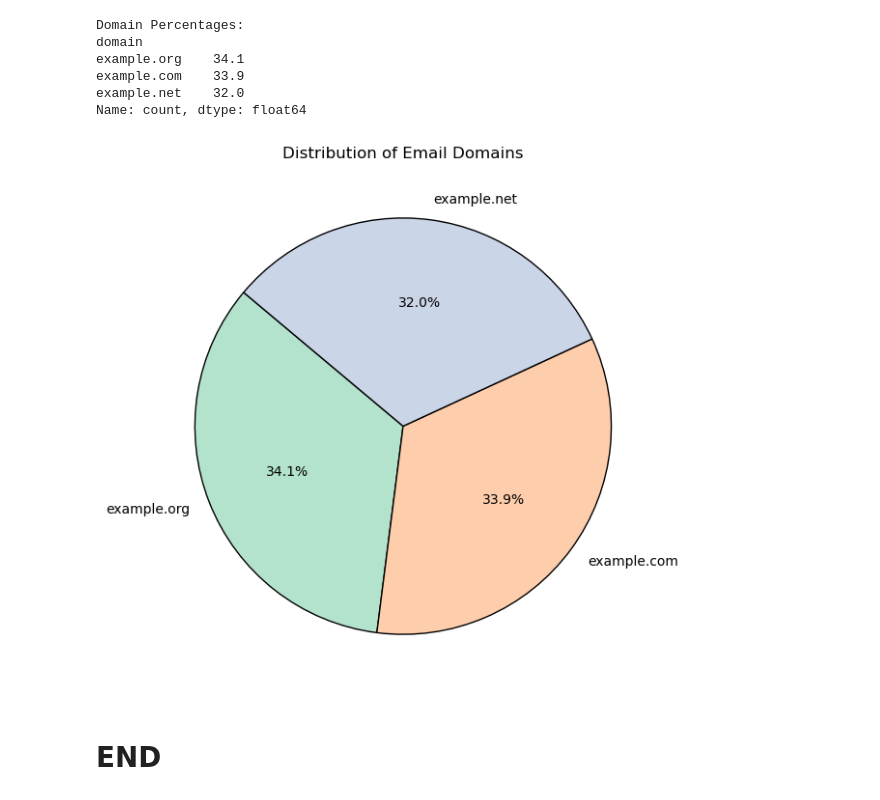
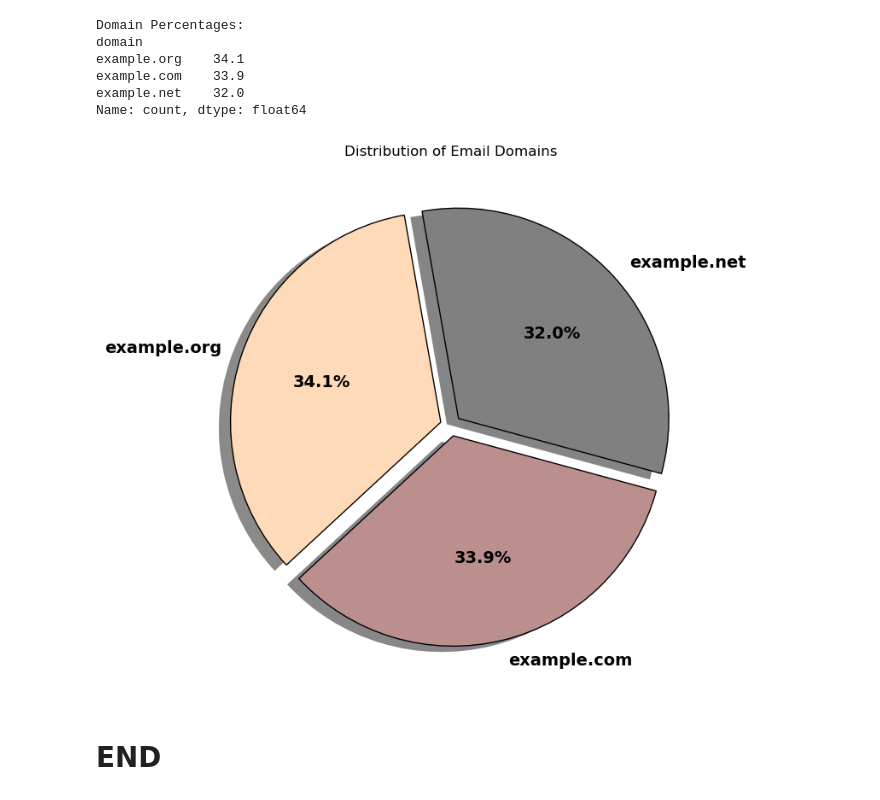
Before and after one commit to marianemcgrath/pfda, a Jupyter notebook: assignment/assignment03_pie_redo.ipynb, the cells around one changed output. Drawn from its saved outputs; the diff is of its cells as text; code cells hidden in the pictures.

```diff
--- a/assignment/assignment03_pie_redo.ipynb
+++ b/assignment/assignment03_pie_redo.ipynb
@@ -57,20 +61,26 @@ example.com    33.9
 example.net    32.0
 Name: count, dtype: float64
 # %%
+# First, let's calculate the domain counts and percentages
+domain_counts = data['domain'].value_counts()
+domain_percentages = (domain_counts / len(data)) * 100
+
 # And now for the big reveal, we'll plot the pie chart with some pastel colours and black edges to enhance visualisation
-plt.figure(figsize=(7, 7))
-plt.pie(domain_counts, labels=domain_counts.index, autopct='%1.1f%%',
-        startangle=140, colors=plt.cm.Pastel2.colors, wedgeprops={'edgecolor': 'black'})
+plt.figure(figsize=(14, 8))
+plt.pie(domain_percentages, labels=domain_percentages.index, autopct='%1.1f%%', colors=['peachpuff','rosybrown','gray'],
+        wedgeprops={'edgecolor': 'black'}, shadow={'ox': -0.04, 'edgecolor': 'none', 'shade': 0.9},startangle=100,
+        textprops={'fontsize': 14, 'fontweight': 'bold'}, explode=[0.05]*len(domain_percentages))
 
+# We'll make the pie chart have 3D effect by adding a shadow
+plt.gca().set_aspect('equal')  # Equal aspect ratio ensures that pie is drawn as a circle
 plt.title("Distribution of Email Domains")
 plt.show()
 
+# Source: https://matplotlib.org/stable/gallery/pie_and_polar_charts/pie_features.html
 # Source: https://stackoverflow.com/questions/56152451/how-to-create-a-pie-chart-using-matplotlib-from-csv
 # Source: https://www.geeksforgeeks.org/data-science/plot-a-pie-chart-in-python-using-matplotlib
-# Source: https://www.datacamp.com/tutorial/python-pie-chart?utm_cid=19589720821&utm_aid=157156375191&utm_campaign=230119_1-ps-other~dsa~tofu_2-b2c_3-emea_4-prc_5-na_6-na_7-le_8-pdsh-go_9-nb-e_10-na_11-na&utm_loc=1007846-&utm_mtd=-c&utm_kw=&utm_source=google&utm_medium=paid_search&utm_content=ps-other~emea-en~dsa~tofu~tutorial~python&gad_source=1&gad_campaignid=19589720821&gbraid=0AAAAADQ9WsFUJ0g-PMLDIwvZV-qOwulgD&gclid=Cj0KCQiA_8TJBhDNARIsAPX5qxRyyJevpHHaLsk8QmEb4tRSzEWzFiqdWMD58AiCq21afCfwoyv4SRgaAkvMEALw_wcB
-# Source: https://stackoverflow.com/questions/70599073/how-to-change-the-colormap-of-a-pie-chart
-# Source: https://matplotlib.org/stable/gallery/pie_and_polar_charts/pie_features.html
+# Source: https://www.w3schools.com/python/matplotlib_pie_charts.asp
 # %% [output]
-[figure, old version]
+[figure, new version]
 # %% [markdown]
 # END
```
Also changed, not shown: parts of 1 cell of this notebook, 2 other files.
